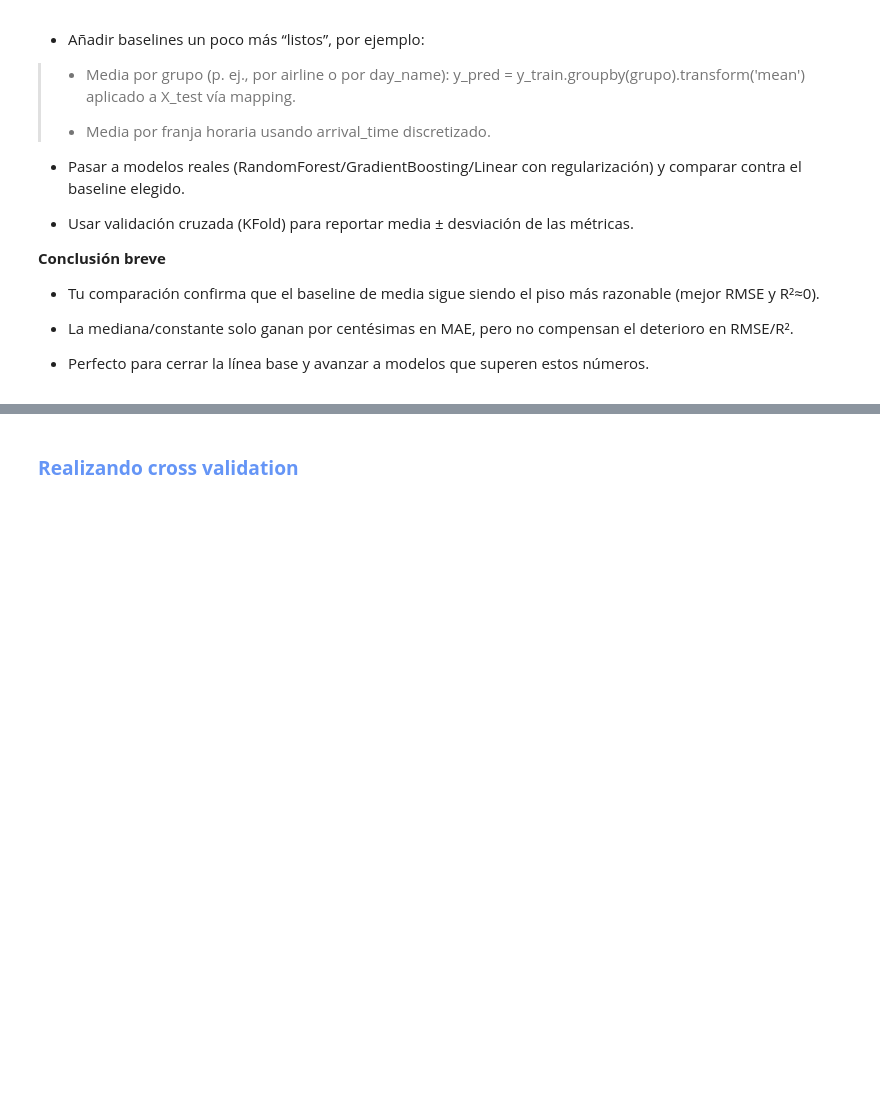
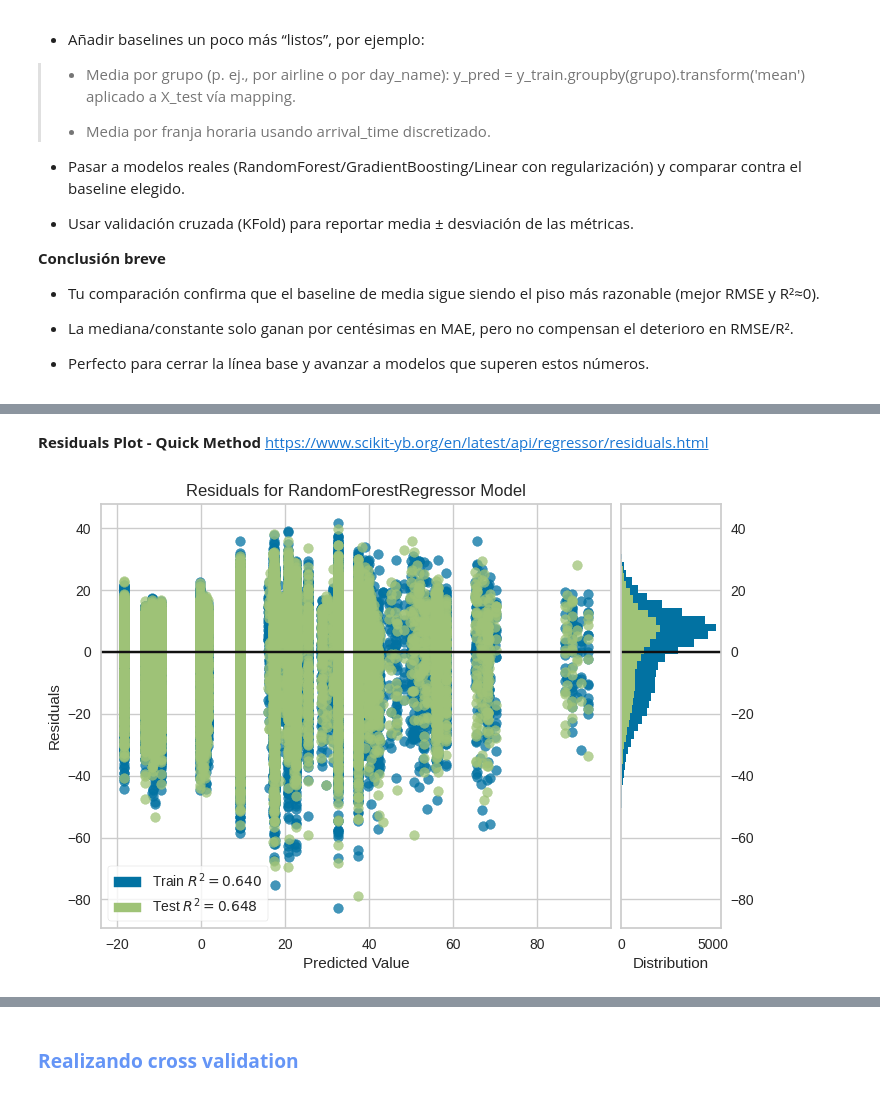
Before and after one commit to DanielRaiicHu/optimizacion_aeroportuaria, a Jupyter notebook: optimizacion_aeroportuaria.ipynb, the cells around one changed output, grey strips where cells are left out. Drawn from its saved outputs; the diff is of its cells as text; code cells hidden in the pictures; blank space fills up the shorter version.

```diff
--- a/optimizacion_aeroportuaria.ipynb
+++ b/optimizacion_aeroportuaria.ipynb
@@ -1190,0 +1240,2 @@ El código recorre cada una de estas estrategias en un bucle, entrenando un Dumm
+# %% [markdown]
+**Residuals Plot - Quick Method** https://www.scikit-yb.org/en/latest/api/regressor/residuals.html
@@ -1190,0 +1244,8 @@ El código recorre cada una de estas estrategias en un bucle, entrenando un Dumm
+# %%
+# Gráfico de residuos
+
+# Visualiza el comportamiento de los residuos de los datos de prueba en comparación con los datos de entrenamiento
+# Azul: entrenamiento, Verde: prueba
+viz = residuals_plot(modelo, X_train, y_train, X_test, y_test);
+# %% [output]
+[figure, added]
```
Also changed, not shown: parts of 9 cells of this notebook.
